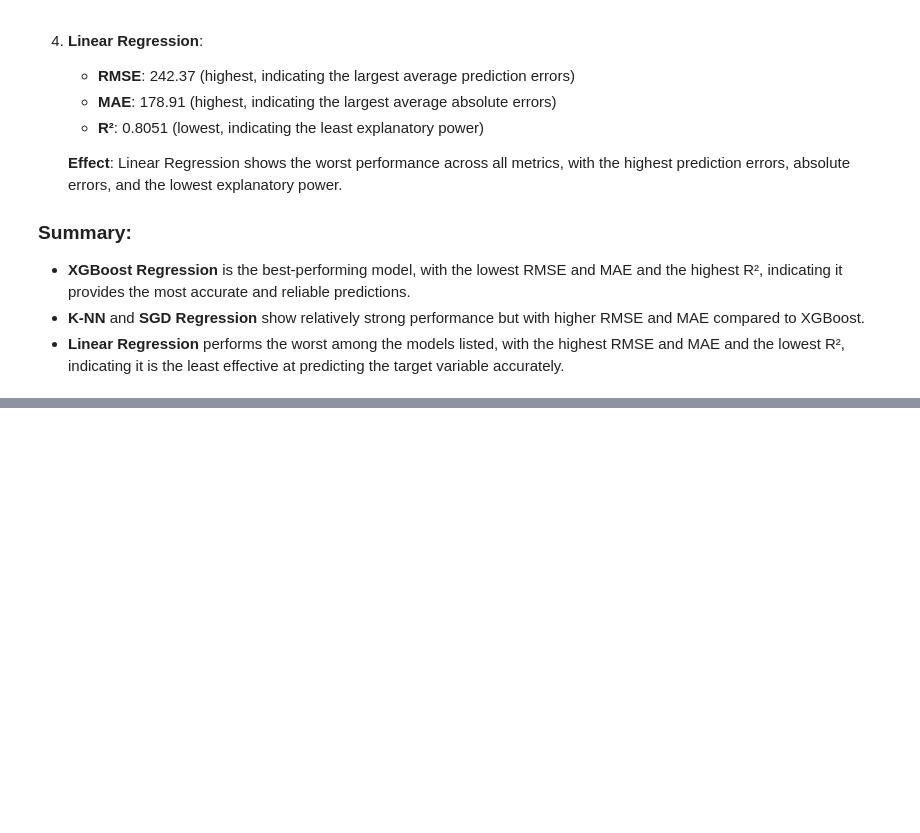
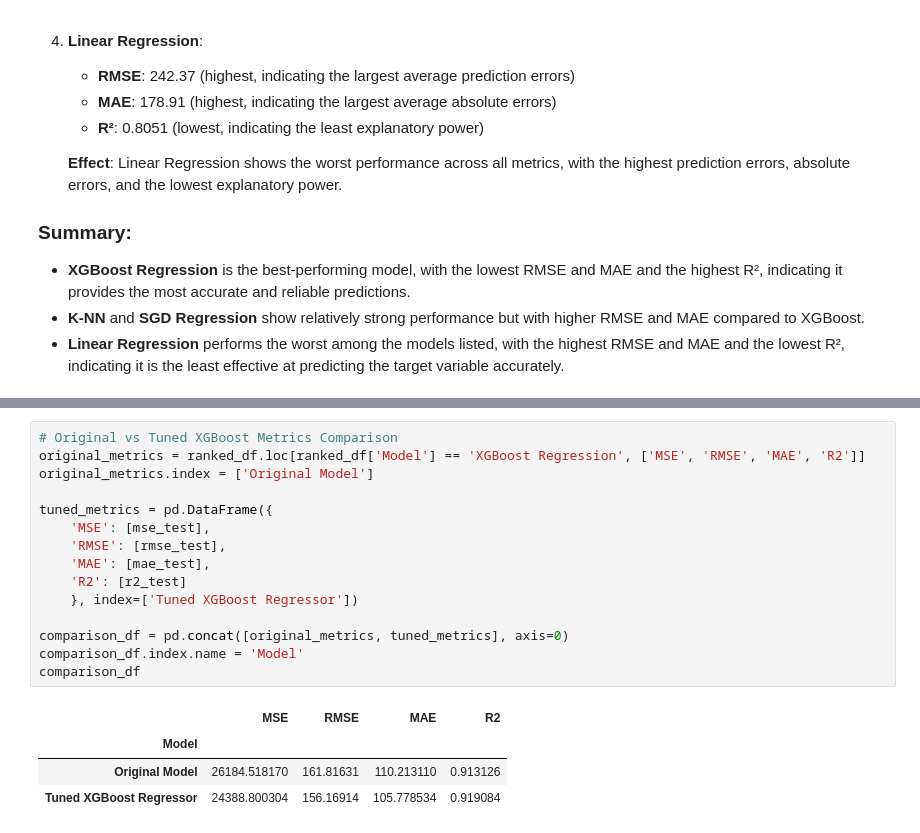
Before and after one commit to murithidenisgitobu/Yassir-Expected-Time-of-Arrival-ETA-Prediction, a Jupyter notebook: Notebook/yassir_notebook.ipynb, the cells around one changed output, grey strips where cells are left out. Saved outputs shown, nothing was run; the diff lists cells and outputs as text; blank space fills up the shorter version.

```diff
--- a/Notebook/yassir_notebook.ipynb
+++ b/Notebook/yassir_notebook.ipynb
@@ -973,0 +1052,20 @@ Let's analyze the metrics above in detail:
+# %%
+# Original vs Tuned XGBoost Metrics Comparison
+original_metrics = ranked_df.loc[ranked_df['Model'] == 'XGBoost Regression', ['MSE', 'RMSE', 'MAE', 'R2']]
+original_metrics.index = ['Original Model']
+
+tuned_metrics = pd.DataFrame({
+    'MSE': [mse_test],
+    'RMSE': [rmse_test],
+    'MAE': [mae_test],
+    'R2': [r2_test]
+    }, index=['Tuned XGBoost Regressor'])
+
+comparison_df = pd.concat([original_metrics, tuned_metrics], axis=0)
+comparison_df.index.name = 'Model'
+comparison_df
+# %% [output]
+|  | MSE | RMSE | MAE | R2 |
+| Model |  |  |  |  |
+| Original Model | 26184.518170 | 161.81631 | 110.213110 | 0.913126 |
+| Tuned XGBoost Regressor | 24388.800304 | 156.16914 | 105.778534 | 0.919084 |
```
Also changed, not shown: parts of 9 cells of this notebook, 2 other files.
